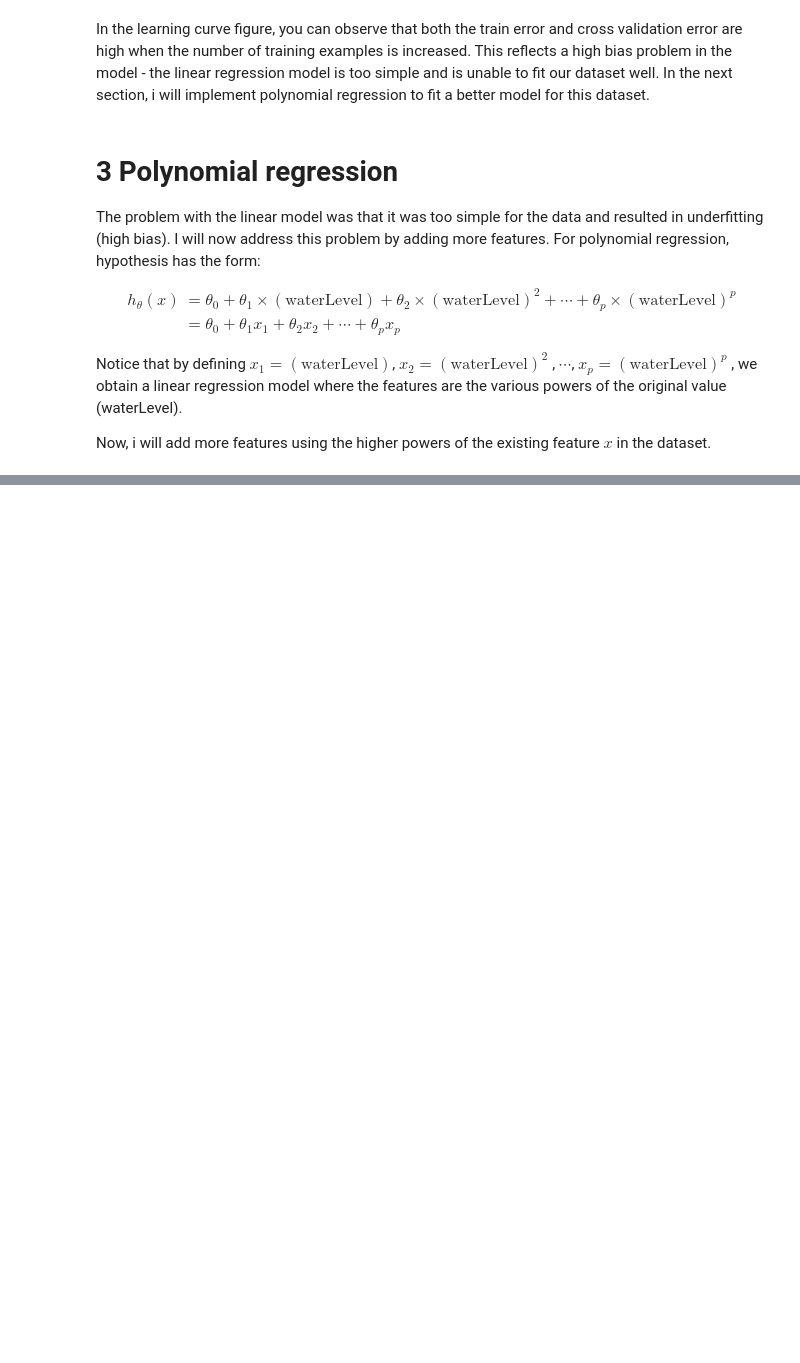
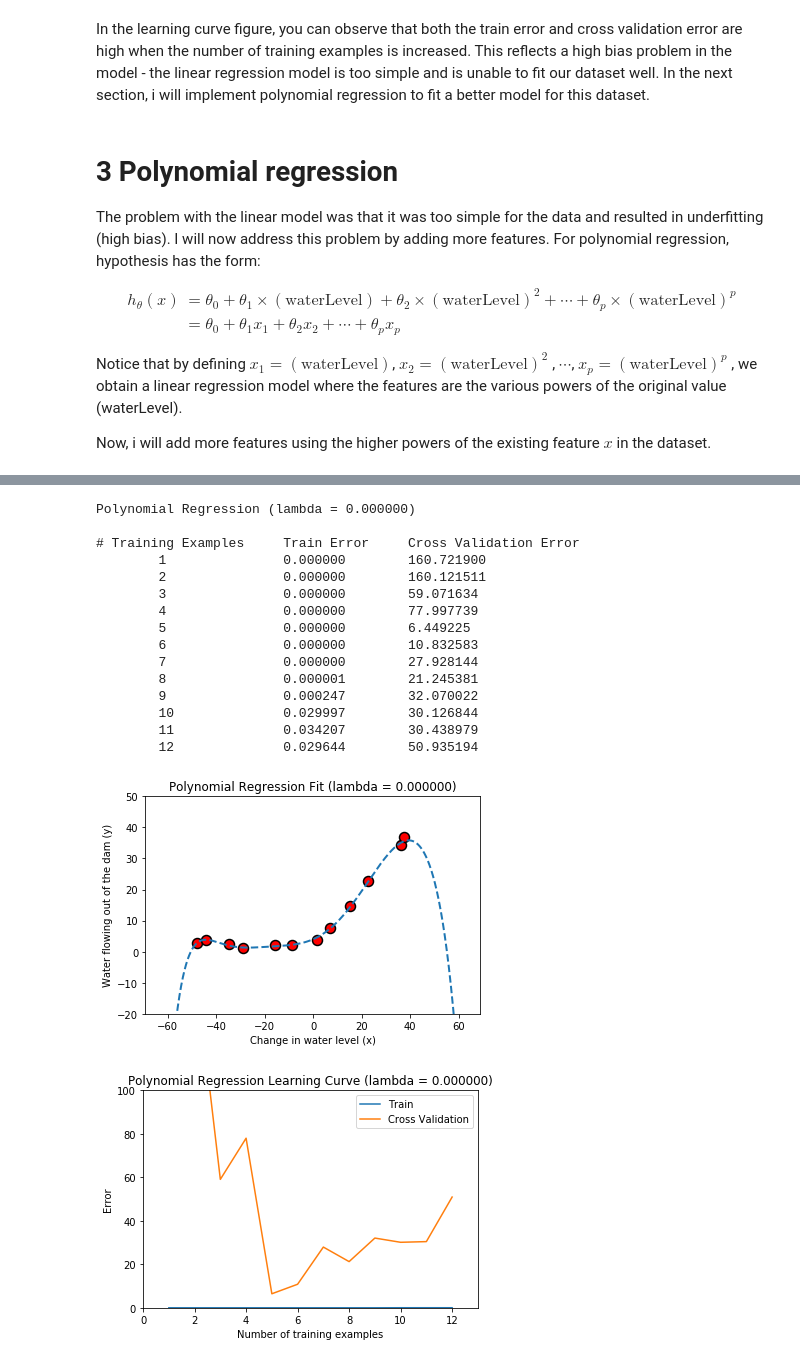
Before and after one commit to djordjebatic/Machine_Learning_Class_Coursera, a Jupyter notebook: Week 6 - Regularized Linear Regression, Bias and Variance/Assignment5.ipynb, the cells around one changed output, grey strips where cells are left out. Saved outputs shown, nothing was run; the diff lists cells and outputs as text; code cells hidden in the pictures; blank space fills up the shorter version.

```diff
--- a/Week 6 - Regularized Linear Regression, Bias and Variance/Assignment5.ipynb
+++ b/Week 6 - Regularized Linear Regression, Bias and Variance/Assignment5.ipynb
@@ -243,0 +209,12 @@ def polyFeatures(X, p):
+# %%
+def polyFeatures(X, p):
+    X_poly = np.zeros((X.shape[0], p))
+
+    # ============================================================
+
+    for i in range(X.shape[0]):
+        for j in range(p):
+            X_poly[i,j] = np.power(X[i], j+1)
+
+    # ============================================================
+    return X_poly
@@ -243,0 +256,47 @@ def polyFeatures(X, p):
+# %%
+lambda_ = 0
+theta = utils.trainLinearReg(linearRegCostFunction, X_poly, y,
+                             lambda_=lambda_, maxiter=55)
+
+# Plot training data and fit
+pyplot.plot(X, y, 'ro', ms=10, mew=1.5, mec='k')
+
+utils.plotFit(polyFeatures, np.min(X), np.max(X), mu, sigma, theta, p)
+
+pyplot.xlabel('Change in water level (x)')
+pyplot.ylabel('Water flowing out of the dam (y)')
+pyplot.title('Polynomial Regression Fit (lambda = %f)' % lambda_)
+pyplot.ylim([-20, 50])
+
+pyplot.figure()
+error_train, error_val = learningCurve(X_poly, y, X_poly_val, yval, lambda_)
+pyplot.plot(np.arange(1, 1+m), error_train, np.arange(1, 1+m), error_val)
+
+pyplot.title('Polynomial Regression Learning Curve (lambda = %f)' % lambda_)
+pyplot.xlabel('Number of training examples')
+pyplot.ylabel('Error')
+pyplot.axis([0, 13, 0, 100])
+pyplot.legend(['Train', 'Cross Validation'])
+
+print('Polynomial Regression (lambda = %f)\n' % lambda_)
+print('# Training Examples\tTrain Error\tCross Validation Error')
+for i in range(m):
+    print('  \t%d\t\t%f\t%f' % (i+1, error_train[i], error_val[i]))
+# %% [output]
+Polynomial Regression (lambda = 0.000000)
+
+# Training Examples     Train Error     Cross Validation Error
+        1               0.000000        160.721900
+        2               0.000000        160.121511
+        3               0.000000        59.071634
+        4               0.000000        77.997739
+        5               0.000000        6.449225
+        6               0.000000        10.832583
+        7               0.000000        27.928144
+        8               0.000001        21.245381
+        9               0.000247        32.070022
+        10              0.029997        30.126844
+        11              0.034207        30.438979
+        12              0.029644        50.935194
+[figure, added]
+[figure, added]
```
Also changed, not shown: parts of 8 cells of this notebook.
